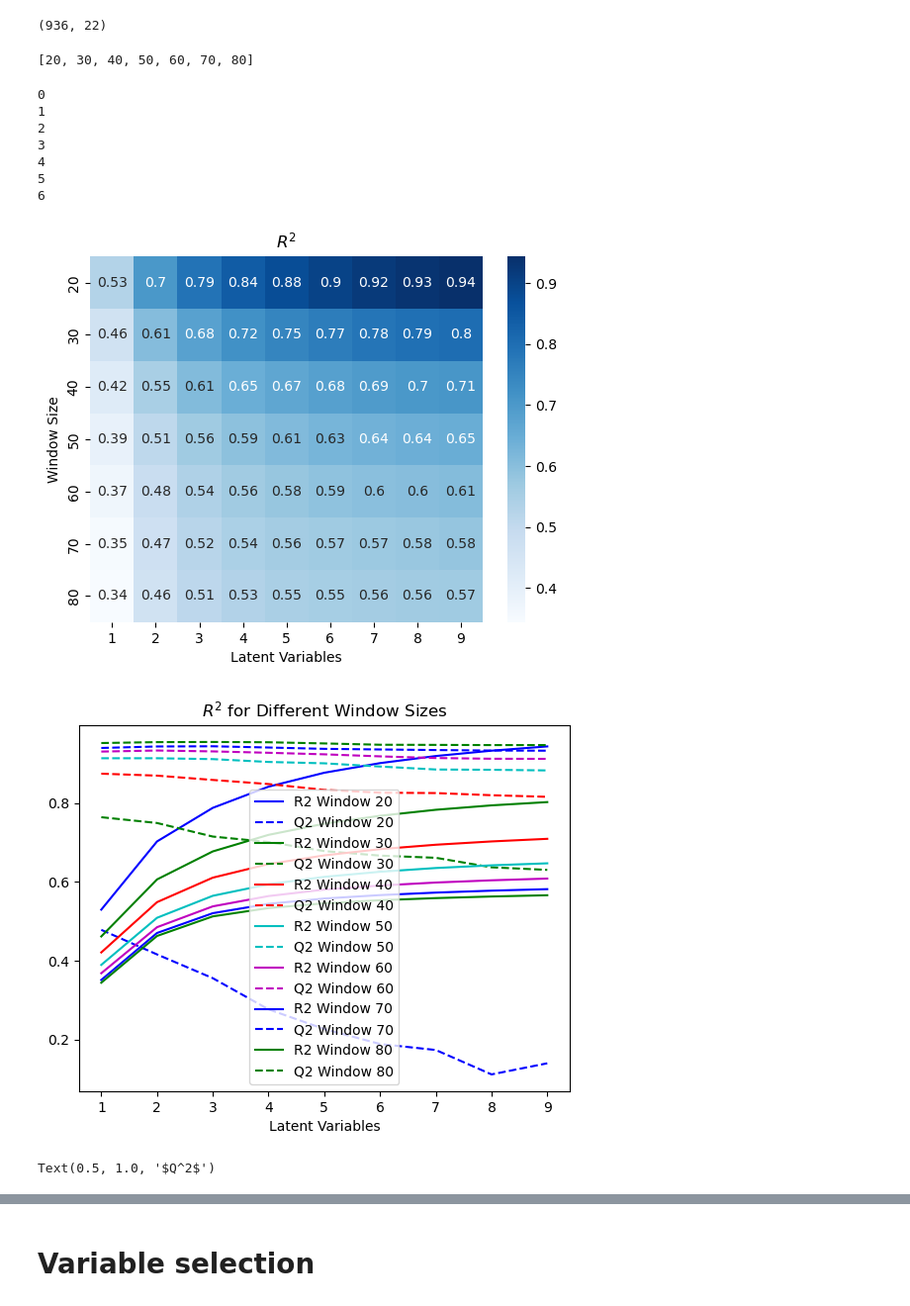
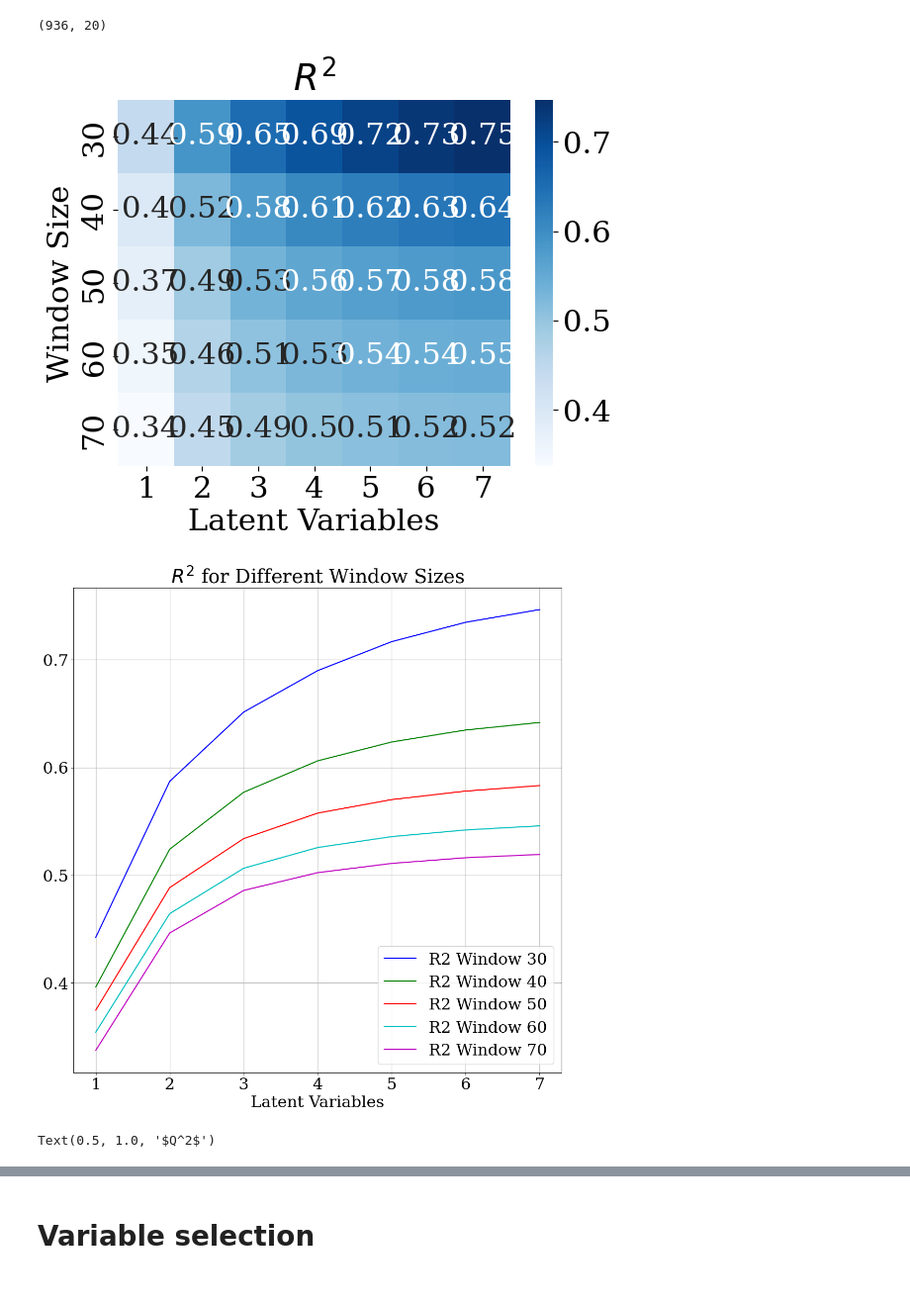
Before and after one commit to PauliAnt/ADAML_PA, a Jupyter notebook: week07_dynamic_model.ipynb, the cells around one changed output, grey strips where cells are left out. Shown: that part at 99% size. Saved outputs shown, nothing was run; the diff lists cells and outputs as text; code cells hidden in the pictures.

```diff
--- a/week07_dynamic_model.ipynb
+++ b/week07_dynamic_model.ipynb
@@ -1,11 +1,9 @@
 # %%
 import h5py
 import pandas as pd
-with pd.HDFStore('MiningProcess_Flotation_Plant_Database_train_split_variables_removed.h5') as store:
+with pd.HDFStore('MiningProcess_Flotation_Plant_Database_train_split_variables.h5') as store:
     X_cal = store.get('X_cal')
     Y_cal = store.get('Y_cal')
-    X_test = store.get('X_test')
-    Y_test = store.get('Y_test')
 
 
 X = X_cal.values
@@ -13,7 +11,7 @@ Y = Y_cal.values
 
 X.shape
 # %% [output]
-(936, 22)
+(936, 20)
 # %%
 from sklearn.cross_decomposition import PLSRegression
 from sklearn.preprocessing import StandardScaler
@@ -21,13 +19,13 @@ from sklearn.pipeline import make_pipeline
 from sklearn.metrics import r2_score
 import numpy as np
 
-lv_nums = 9
+lv_nums = 7
 n_pred_obs = 3
 
-windows = [20,30,40,50,60,70,80]
+windows = [30,40,50,60,70]
 R2_mean = np.zeros((len(windows),lv_nums))
 Q2_mean = np.zeros((len(windows),lv_nums))
-coefs = np.zeros((len(windows),lv_nums, X.shape[1]))
+# coefs = np.zeros((len(windows),lv_nums, X.shape[1]))
 for ii,window_size in enumerate(windows):
 # for ii,window_size in enumerat e([100]):
 
@@ -56,7 +54,9 @@ for ii,window_size in enumerate(windows):
             Y_cal_pred = model.predict(X_seg_cal)
             Y_test_pred = model.predict(X_seg_test)
 
-            outlier_mask =  (Y_test_pred < 0) | (Y_test_pred > 6) | (abs(Y_test_pred - Y_seg_cal[-1])>4)
+            outlier_mask =  (Y_test_pred < 0) | (Y_test_pred > 6) | (abs(Y_test_pred - Y_seg_cal[-1])>2.5)
+
+            # coefs[ii,latent_variables-1,:] = model.named_steps['plsregression'].coef_
 
             # Replace outliers with previous predicted value
             Y_test_pred[outlier_mask] = Y_seg_cal[-1]
@@ -79,48 +79,43 @@ for ii,window_size in enumerate(windows):
             # current_time += 1
         R2_mean[ii,latent_variables-1] = np.mean(R2)
         Q2_mean[ii,latent_variables-1] = np.mean(Q2)
-# %%
-windows
-# %% [output]
-[20, 30, 40, 50, 60, 70, 80]
 # %%
 import matplotlib.pyplot as plt
 import seaborn as sns
-windows = [20,30,40,50,60,70,80]
+
+plt.rcParams.update({
+    "font.family": "serif ",
+    "font.size":22
+})
+windows = [30,40,50,60,70]
 heatmap_R2 = plt.figure()
 sns.heatmap(R2_mean, annot=True, xticklabels=range(1,lv_nums+1), yticklabels=windows,cmap='Blues')
 plt.ylabel('Window Size')
 plt.xlabel('Latent Variables')
 plt.title(r'$R^2$')
 
-plt.figure()
+plt.figure(figsize=(12,12))
 colors = ['b', 'g', 'r', 'c', 'm','b', 'g', 'r', 'c', 'm']
 for i in range(R2_mean.shape[0]):
     plt.plot(range(1, lv_nums + 1), R2_mean[i, :], label=f'R2 Window {windows[i]}', color=colors[i])
-    plt.plot(range(1, lv_nums + 1), Q2_mean[i, :], label=f'Q2 Window {windows[i]}', linestyle='--', color=colors[i])
-    print(i)
+    # plt.plot(range(1, lv_nums + 1), Q2_mean[i, :], label=f'Q2 Window {windows[i]}', linestyle='--', color=colors[i])
 plt.xlabel('Latent Variables')
 # plt.ylabel(r'$R^2$')
 plt.title(r'$R^2$ for Different Window Sizes')
 plt.legend()
+plt.grid(True)
 plt.show()
 
-heatmap_Q2 = plt.figure()
+heatmap_Q2 = plt.figure(figsize=(12,12))
+#/np.array(windows).reshape(-1,1)
 sns.heatmap(Q2_mean, annot=True, xticklabels=range(1,lv_nums+1), yticklabels=windows,cmap='Blues')
 plt.ylabel('Window Size')
 plt.xlabel('Latent Variables')
 plt.title(r'$Q^2$')
 # plt.plot(R2_mean.T)
 # plt.plot(Q2_mean[0:,:2].T)
 # plt.ylim(-10,1.1)
 # %% [output]
-0
-1
-2
-3
-4
-5
-6
-[figure, old version]
+[figure, new version]
-[figure, old version]
+[figure, new version]
-Text(0.5, 1.0, '$Q^2$')
+Text(0.5, 1.0, '$Q^2$')
```
Also changed, not shown: parts of 4 cells of this notebook, 4 other files.
